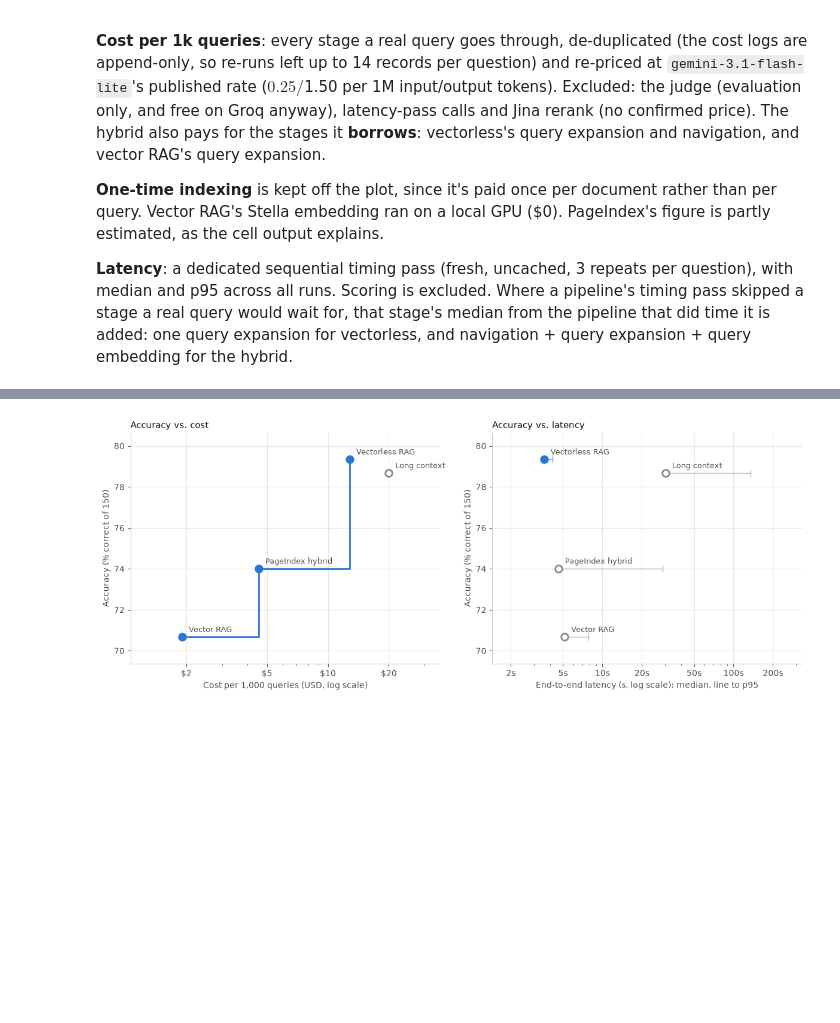
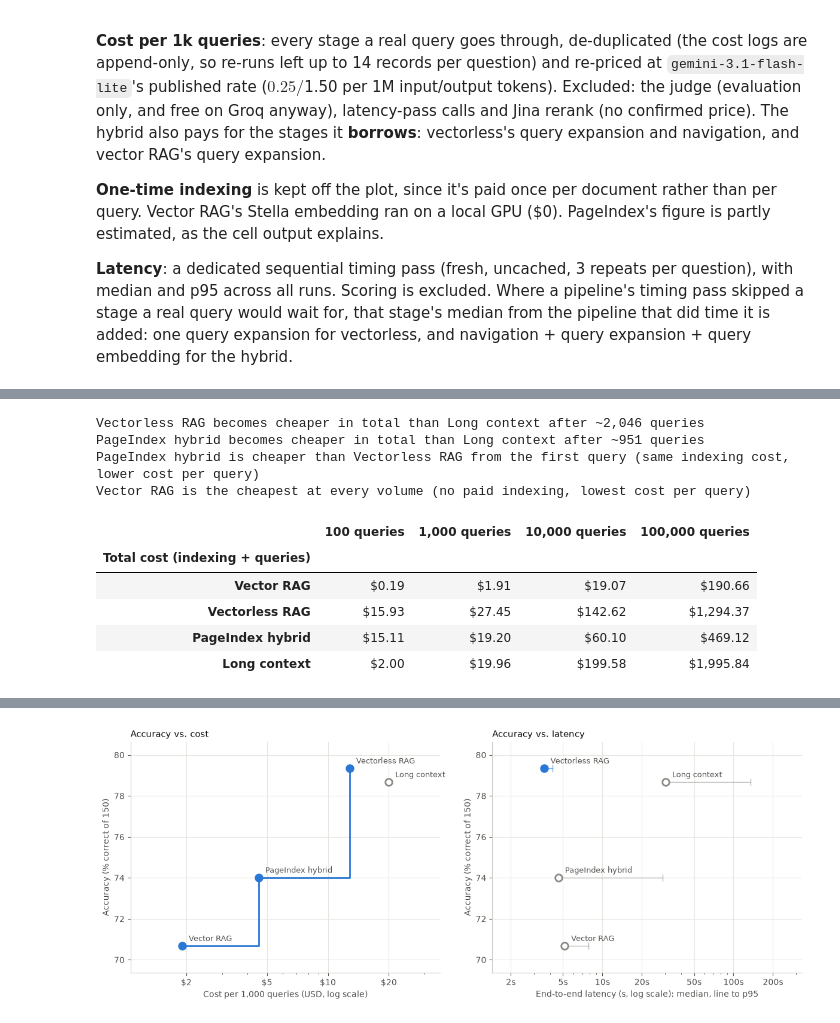
Before and after one commit to shaliqsv/financebench-rag-thesis, a Jupyter notebook: analysis/findings_walkthrough.ipynb, the cells around one changed output, grey strips where cells are left out. Cells and saved outputs as stored; diff of their text form; code cells hidden in the pictures; blank space fills up the shorter version.

```diff
--- a/analysis/findings_walkthrough.ipynb
+++ b/analysis/findings_walkthrough.ipynb
@@ -608,0 +692,34 @@ PageIndex indexing: Flash $7.41 logged over 48 docs + fallback $1.69 + 36 unlogg
+# %%
+per_query = results.cost_per_1k_usd.astype(float) / 1000
+indexing = results.indexing_usd.astype(float)
+
+volumes = [100, 1_000, 10_000, 100_000]
+total_cost = pd.DataFrame({f"{v:,} queries": indexing + v * per_query for v in volumes})
+
+def break_even(indexed, baseline):
+    """Queries after which `indexed` (pays indexing up front) becomes cheaper in total than `baseline`."""
+    saving = per_query[baseline] - per_query[indexed]
+    extra = indexing[indexed] - indexing[baseline]
+    return extra / saving if saving > 0 else np.inf
+
+for a, b in [("Vectorless RAG", "Long context"), ("PageIndex hybrid", "Long context"), ("PageIndex hybrid", "Vectorless RAG")]:
+    q = break_even(a, b)
+    if not np.isfinite(q):
+        print(f"{a} never becomes cheaper than {b}")
+    elif q <= 0:
+        print(f"{a} is cheaper than {b} from the first query (same indexing cost, lower cost per query)")
+    else:
+        print(f"{a} becomes cheaper in total than {b} after ~{q:,.0f} queries")
+print(f"Vector RAG is the cheapest at every volume (no paid indexing, lowest cost per query)\n")
+total_cost.map("${:,.2f}".format).rename_axis("Total cost (indexing + queries)")
+# %% [output]
+Vectorless RAG becomes cheaper in total than Long context after ~2,046 queries
+PageIndex hybrid becomes cheaper in total than Long context after ~951 queries
+PageIndex hybrid is cheaper than Vectorless RAG from the first query (same indexing cost, lower cost per query)
+Vector RAG is the cheapest at every volume (no paid indexing, lowest cost per query)
+|  | 100 queries | 1,000 queries | 10,000 queries | 100,000 queries |
+| Total cost (indexing + queries) |  |  |  |  |
+| Vector RAG | $0.19 | $1.91 | $19.07 | $190.66 |
+| Vectorless RAG | $15.93 | $27.45 | $142.62 | $1,294.37 |
+| PageIndex hybrid | $15.11 | $19.20 | $60.10 | $469.12 |
+| Long context | $2.00 | $19.96 | $199.58 | $1,995.84 |
```
Also changed, not shown: parts of 6 cells of this notebook.
